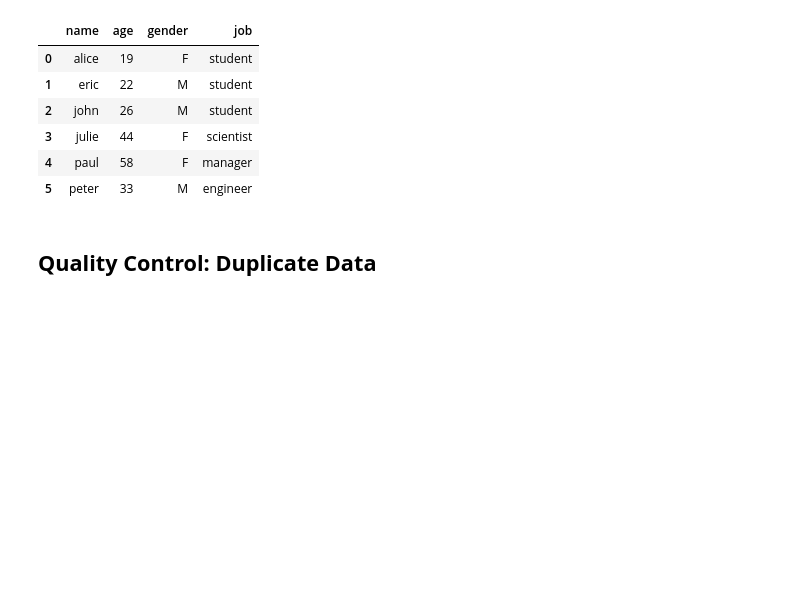
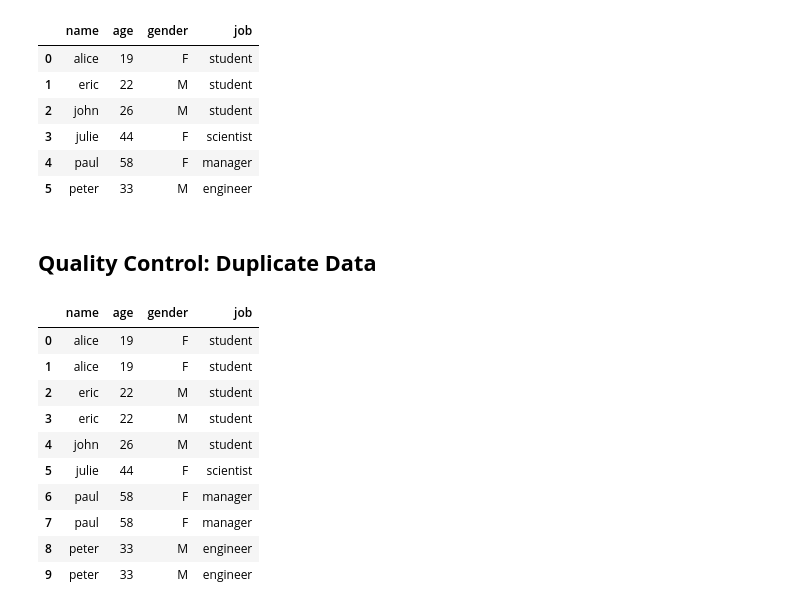
Before and after one commit to toarnabtrainer/AEC_ML_With_Python_August_2024, a Jupyter notebook: Pandas.ipynb, the cells around one changed output. Drawn from its saved outputs; the diff is of its cells as text; code cells hidden in the pictures; blank space fills up the shorter version.

```diff
--- a/Pandas.ipynb
+++ b/Pandas.ipynb
@@ -956,3 +956,24 @@ my_variable
 | 5 | peter | 33 | M | engineer |
 # %% [markdown]
 ## **Quality Control: Duplicate Data**
+# %%
+df = users.copy()
+df = pd.concat([df, df[df.index == 0]])
+df = pd.concat([df, df[df.index == 2]])
+df = pd.concat([df, df[df.index == 3]])
+df = pd.concat([df, df[df.index == 4]], ignore_index=True)
+df.sort_values(by = 'name', inplace=True)
+df.index = range(df.shape[0])
+df
+# %% [output]
+|  | name | age | gender | job |
+| 0 | alice | 19 | F | student |
+| 1 | alice | 19 | F | student |
+| 2 | eric | 22 | M | student |
+| 3 | eric | 22 | M | student |
+| 4 | john | 26 | M | student |
+| 5 | julie | 44 | F | scientist |
+| 6 | paul | 58 | F | manager |
+| 7 | paul | 58 | F | manager |
+| 8 | peter | 33 | M | engineer |
+| 9 | peter | 33 | M | engineer |
```
Also changed, not shown: parts of 1 cell of this notebook.
